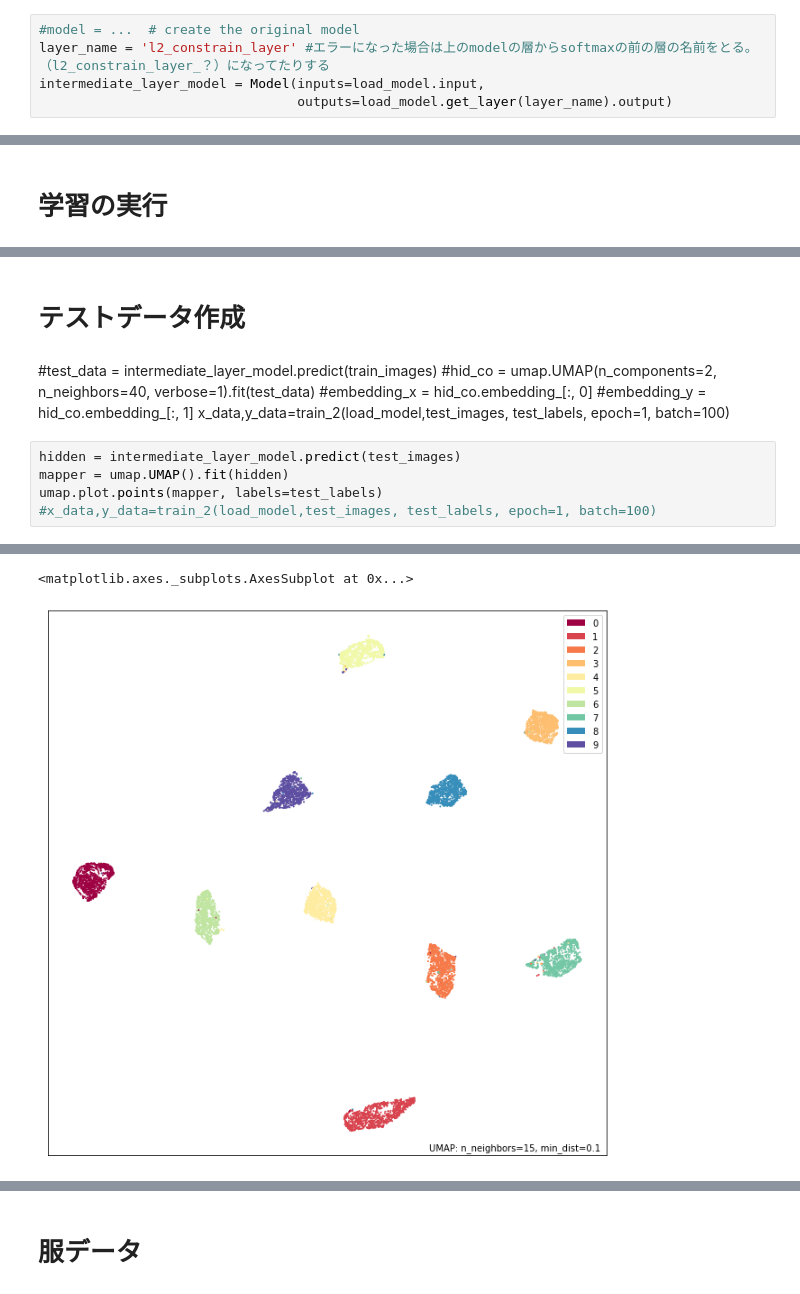
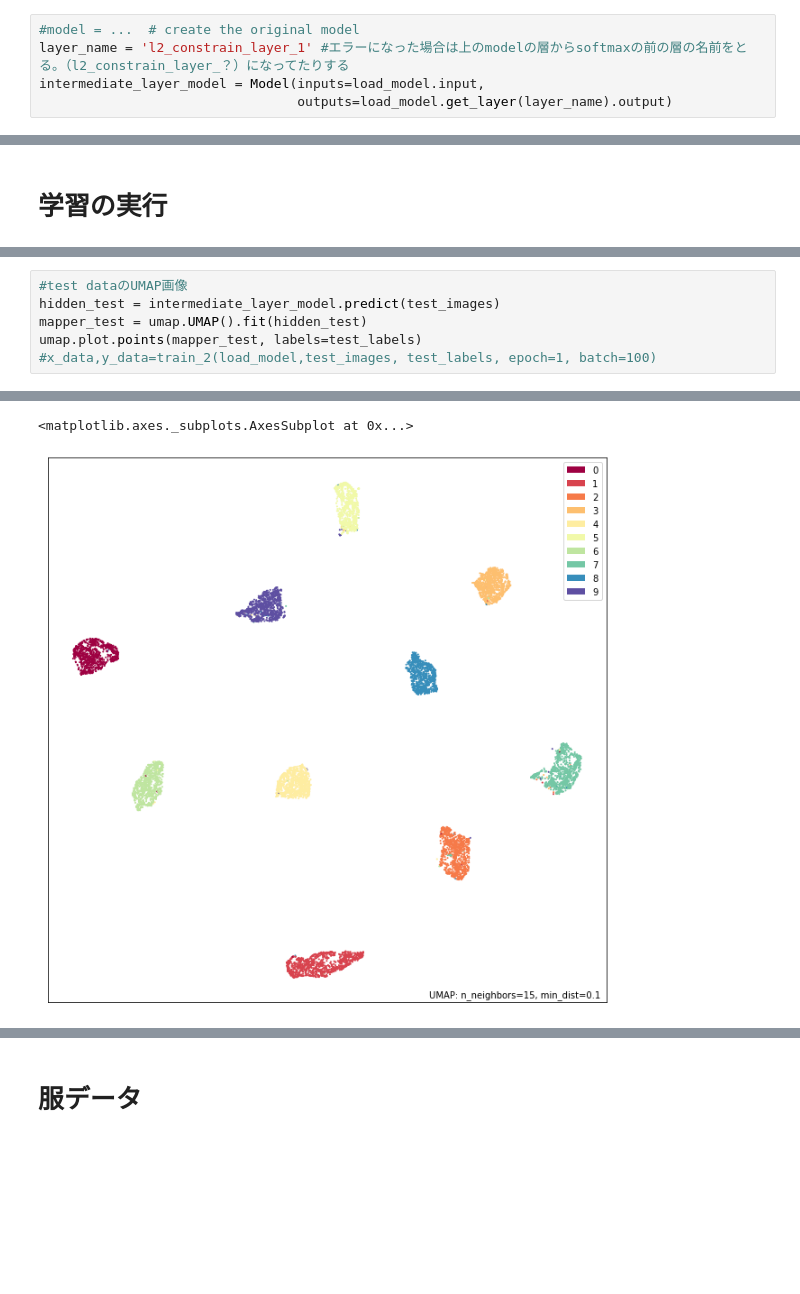
Before and after one commit to Raspberry765/maching_learning, a Jupyter notebook: Local_Outlier_Factor_load_model.ipynb, the cells around one changed output, grey strips where cells are left out. Saved outputs shown, nothing was run; the diff lists cells and outputs as text; blank space fills up the shorter version.

```diff
--- a/Local_Outlier_Factor_load_model.ipynb
+++ b/Local_Outlier_Factor_load_model.ipynb
@@ -114,7 +111,7 @@ Downloading data from https://storage.googleapis.com/tensorflow/tf-keras-dataset
 # 中間層の出力
 # %%
 #model = ...  # create the original model
-layer_name = 'l2_constrain_layer' #エラーになった場合は上のmodelの層からsoftmaxの前の層の名前をとる。（l2_constrain_layer_？）になってたりする
+layer_name = 'l2_constrain_layer_1' #エラーになった場合は上のmodelの層からsoftmaxの前の層の名前をとる。（l2_constrain_layer_？）になってたりする
 intermediate_layer_model = Model(inputs=load_model.input,
                                  outputs=load_model.get_layer(layer_name).output)
 # %% [markdown]
@@ -273,14 +206,7 @@ plt.show()
-# %% [markdown]
-# テストデータ作成
-# %% [markdown]
-#test_data = intermediate_layer_model.predict(train_images)
-#hid_co = umap.UMAP(n_components=2, n_neighbors=40, verbose=1).fit(test_data)
-#embedding_x = hid_co.embedding_[:, 0]
-#embedding_y = hid_co.embedding_[:, 1]
-x_data,y_data=train_2(load_model,test_images, test_labels, epoch=1, batch=100)
 # %%
-hidden = intermediate_layer_model.predict(test_images)
-mapper = umap.UMAP().fit(hidden)
-umap.plot.points(mapper, labels=test_labels)
+#test dataのUMAP画像
+hidden_test = intermediate_layer_model.predict(test_images)
+mapper_test = umap.UMAP().fit(hidden_test)
+umap.plot.points(mapper_test, labels=test_labels)
 #x_data,y_data=train_2(load_model,test_images, test_labels, epoch=1, batch=100)
 # %% [output]
@@ -288,3 +214,3 @@ umap.plot.points(mapper, labels=test_labels)
 <matplotlib.axes._subplots.AxesSubplot at 0x...>
-[figure, old version]
+[figure, new version]
 # %%
```
Also changed, not shown: parts of 30 cells of this notebook.
